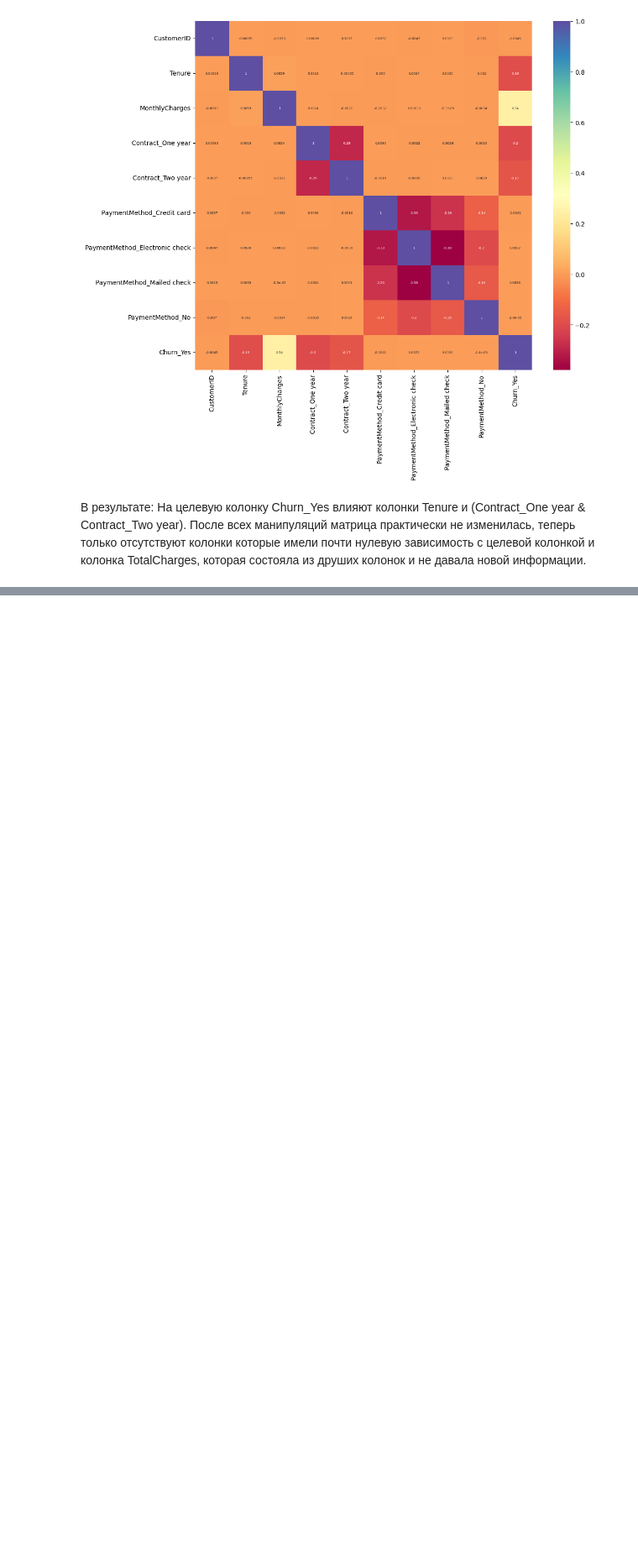
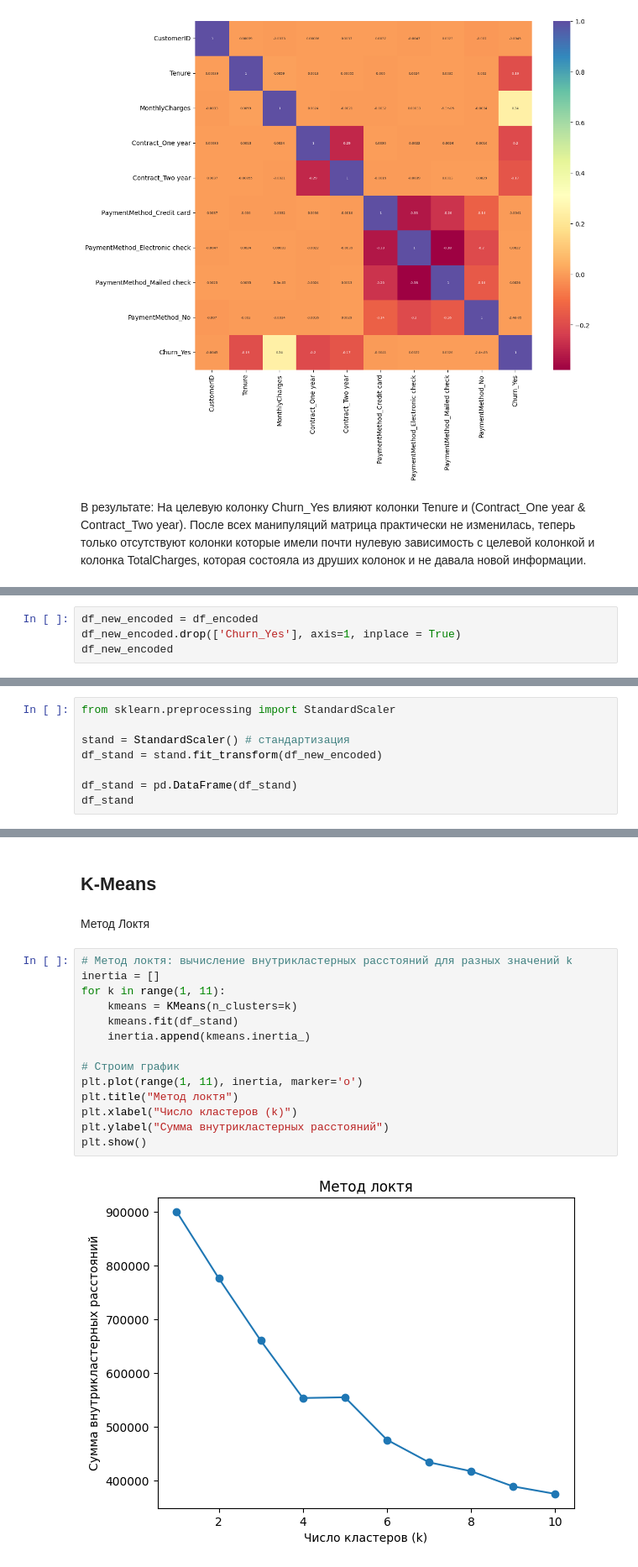
Before and after one commit to Eg0r-S/Database_practical, a Jupyter notebook: Практическая 2/code2.ipynb, the cells around one changed output, grey strips where cells are left out. Shown at 84% size. Cells and saved outputs as stored; diff of their text form; blank space fills up the shorter version.

```diff
--- a/Практическая 2/code2.ipynb
+++ b/Практическая 2/code2.ipynb
@@ -513,0 +386,4 @@ Silhouette Score: 0.22
+# %%
+df_new_encoded = df_encoded
+df_new_encoded.drop(['Churn_Yes'], axis=1, inplace = True)
+df_new_encoded
@@ -513,0 +406,8 @@ Silhouette Score: 0.22
+# %%
+from sklearn.preprocessing import StandardScaler
+
+stand = StandardScaler() # стандартизация
+df_stand = stand.fit_transform(df_new_encoded)
+
+df_stand = pd.DataFrame(df_stand)
+df_stand
@@ -513,0 +428,20 @@ Silhouette Score: 0.22
+# %% [markdown]
+## K-Means
+# %% [markdown]
+Метод Локтя
+# %%
+# Метод локтя: вычисление внутрикластерных расстояний для разных значений k
+inertia = []
+for k in range(1, 11):
+    kmeans = KMeans(n_clusters=k)
+    kmeans.fit(df_stand)
+    inertia.append(kmeans.inertia_)
+
+# Строим график
+plt.plot(range(1, 11), inertia, marker='o')
+plt.title("Метод локтя")
+plt.xlabel("Число кластеров (k)")
+plt.ylabel("Сумма внутрикластерных расстояний")
+plt.show()
+# %% [output]
+[figure, added]
```
Also changed, not shown: parts of 29 cells of this notebook.
